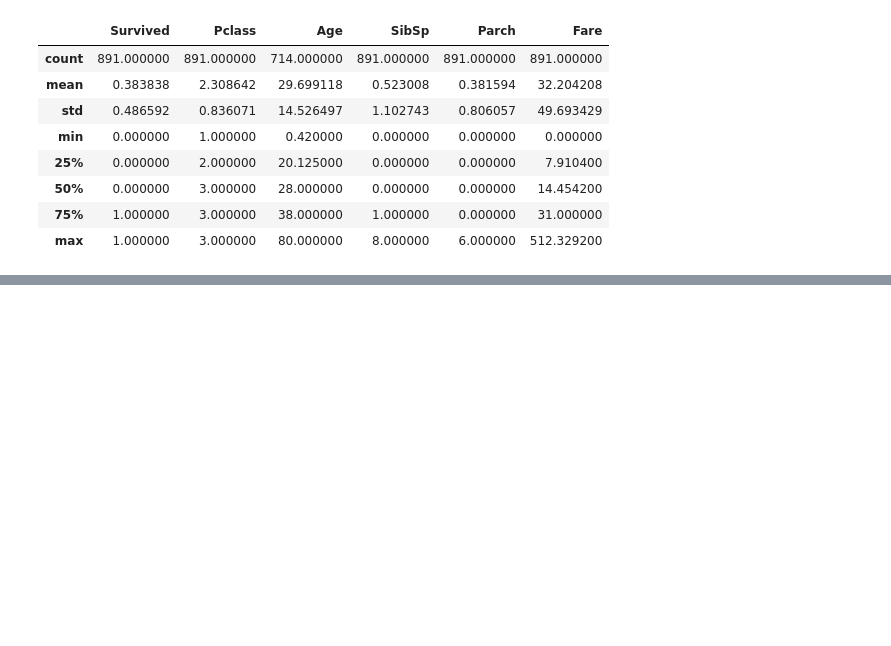
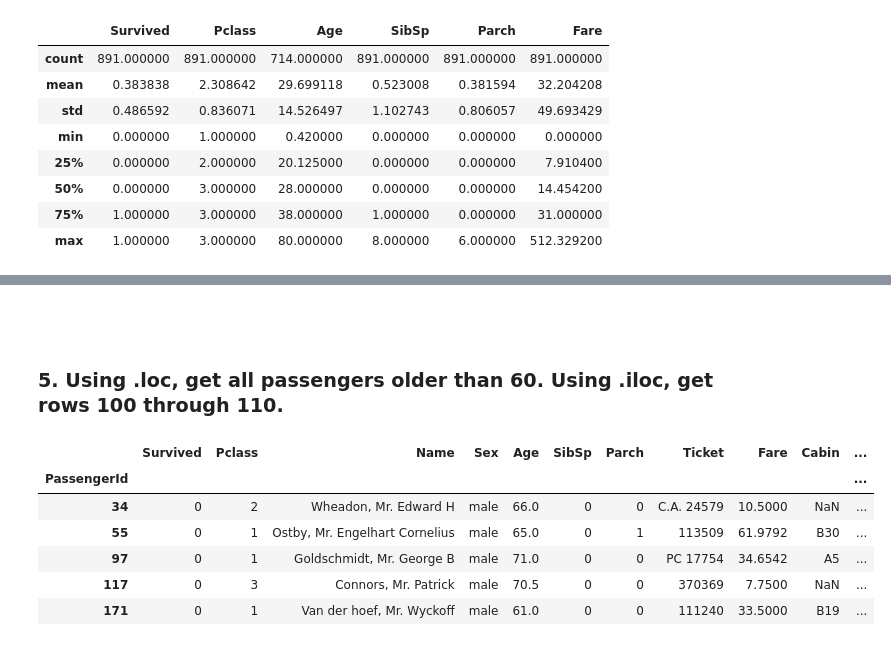
Before and after one commit to MrLeo0087/Python-Libraries, a Jupyter notebook: Pandas/pandas_practice.ipynb, the cells around one changed output, grey strips where cells are left out. Saved outputs shown, nothing was run; the diff lists cells and outputs as text; code cells hidden in the pictures; blank space fills up the shorter version.

```diff
--- a/Pandas/pandas_practice.ipynb
+++ b/Pandas/pandas_practice.ipynb
@@ -100,0 +125,14 @@ titanic_dataset.describe()
+# %% [markdown]
+###
+# %% [markdown]
+### 5. Using .loc, get all passengers older than 60. Using .iloc, get rows 100 through 110.
+# %%
+titanic_dataset.loc[titanic_dataset['Age']>60].head(5)
+# %% [output]
+|  | Survived | Pclass | Name | Sex | Age | SibSp | Parch | Ticket | Fare | Cabin | ... |
+| PassengerId |  |  |  |  |  |  |  |  |  |  | ... |
+| 34 | 0 | 2 | Wheadon, Mr. Edward H | male | 66.0 | 0 | 0 | C.A. 24579 | 10.5000 | NaN | ... |
+| 55 | 0 | 1 | Ostby, Mr. Engelhart Cornelius | male | 65.0 | 0 | 1 | 113509 | 61.9792 | B30 | ... |
+| 97 | 0 | 1 | Goldschmidt, Mr. George B | male | 71.0 | 0 | 0 | PC 17754 | 34.6542 | A5 | ... |
+| 117 | 0 | 3 | Connors, Mr. Patrick | male | 70.5 | 0 | 0 | 370369 | 7.7500 | NaN | ... |
+| 171 | 0 | 1 | Van der hoef, Mr. Wyckoff | male | 61.0 | 0 | 0 | 111240 | 33.5000 | B19 | ... |
```
Also changed, not shown: parts of 10 cells of this notebook.
